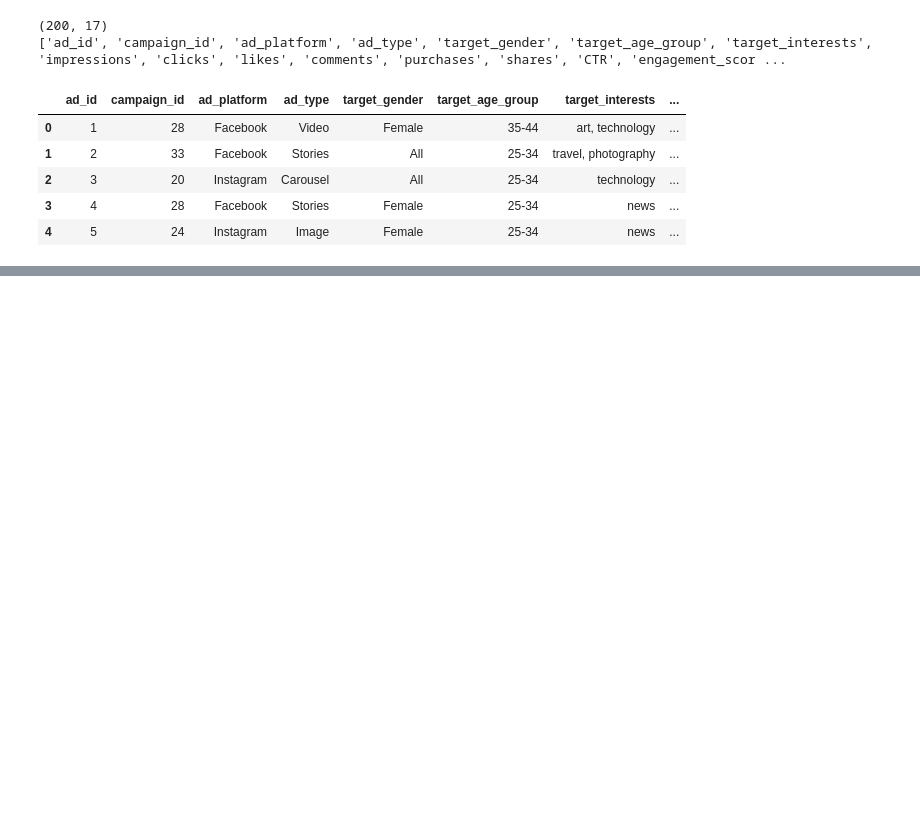
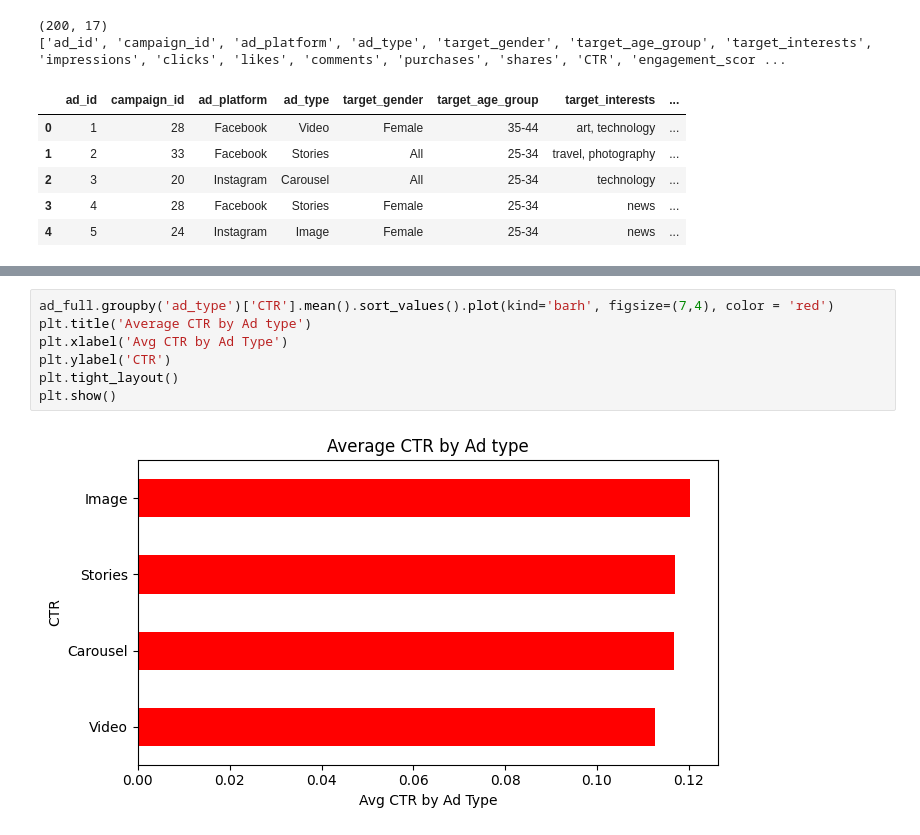
Before and after one commit to Yousufkhalid7/AdLens, a Jupyter notebook: notebooks/dataset.ipynb, the cells around one changed output, grey strips where cells are left out. Saved outputs shown, nothing was run; the diff lists cells and outputs as text; blank space fills up the shorter version.

```diff
--- a/notebooks/dataset.ipynb
+++ b/notebooks/dataset.ipynb
@@ -219,0 +243,9 @@ display(ad_full.head())
+# %%
+ad_full.groupby('ad_type')['CTR'].mean().sort_values().plot(kind='barh', figsize=(7,4), color = 'red')
+plt.title('Average CTR by Ad type')
+plt.xlabel('Avg CTR by Ad Type')
+plt.ylabel('CTR')
+plt.tight_layout()
+plt.show()
+# %% [output]
+[figure, added]
```
Also changed, not shown: parts of 11 cells of this notebook.
